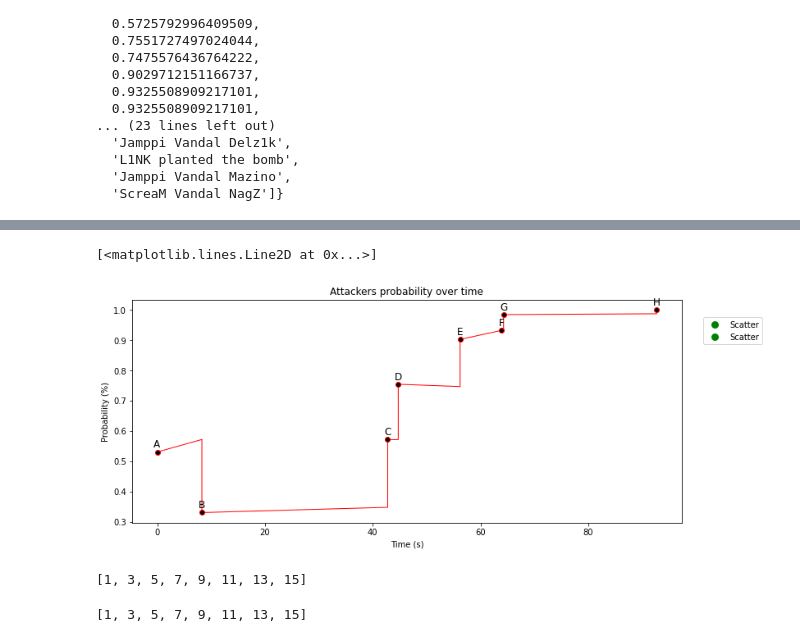
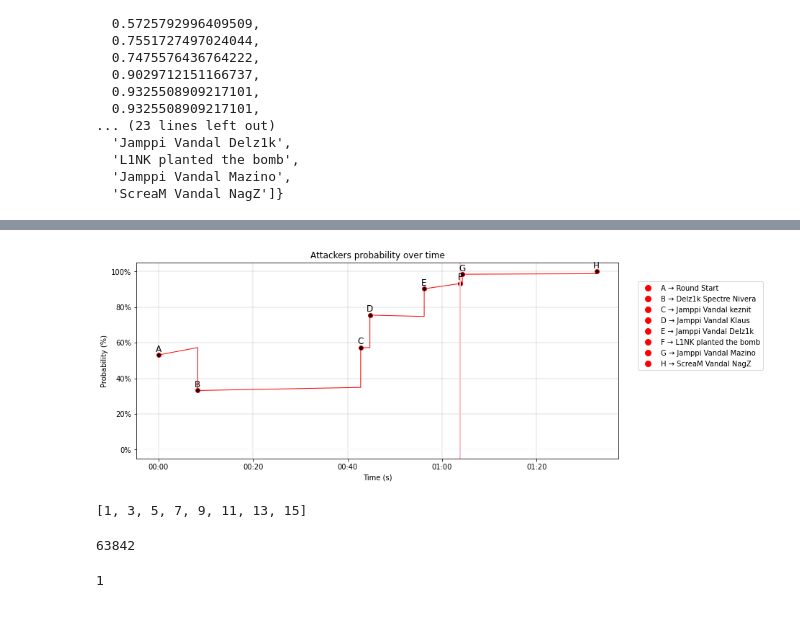
Before and after one commit to mateusb12/valorant_impact, a Jupyter notebook: impact_score/impact_consumer/player_impact_notebook.ipynb, the cells around one changed output, grey strips where cells are left out. Drawn from its saved outputs; the diff is of its cells as text; code cells hidden in the pictures.

Commit message:
Finished the full plot
Former-commit-id: d74eb84197c283e812359529bf5b5f637171ed44

```diff
--- a/impact_score/impact_consumer/player_impact_notebook.ipynb
+++ b/impact_score/impact_consumer/player_impact_notebook.ipynb
@@ -59,32 +61,59 @@ df
 # %%
 plt.figure(figsize=(12, 5))
 plt.title('Attackers probability over time')
 plt.xlabel('Time (s)')
 plt.ylabel('Probability (%)')
 markers_on = list(range(1, len(x_values), 2))
+ax = plt.gca()
 n = list(df["label"])
 
 for i, txt in enumerate(n):
     if txt is None:
         plt.text(x_values[i], y_values[i]+0.007, n[i-1], horizontalalignment='center', verticalalignment='bottom',
                  fontsize=12)
 
-legend_elements = [Line2D([0], [0], marker='o', color='w', label='Scatter', markerfacecolor='g', markersize=10),
-                   Line2D([0], [0], marker='o', color='w', label='Scatter', markerfacecolor='g', markersize=10),]
-plt.legend(handles=legend_elements, loc=(1.04,0.8))
+legend_elements = []
+
+for event in df["kill_feed"]:
+    if event is not None:
+        label_index = chr(65 + len(legend_elements))
+        new_label = f"{label_index} → {event}"
+        new_element = Line2D([0], [0], marker='o', color='w', label=new_label, markerfacecolor='r', markersize=10)
+        legend_elements.append(new_element)
+plt.legend(handles=legend_elements, loc=(1.04,0.45))
+plt.grid(linewidth=0.4)
 
 plt.plot(df["timestamp"], df["probability"], color="red", linewidth=1.0,
          marker='o', markersize=6, markerfacecolor="black", markevery=markers_on)
+
+current_values = plt.gca().get_yticks()
+plt.axhline(y=0, color='white', linestyle='-')
+
+bomb_query = df[df['kill_feed'].str.contains("bomb")==True]
+if len(bomb_query) == 1:
+    bomb_stamp = bomb_query["timestamp"].to_list()[0]
+    plt.axvline(x=bomb_stamp, color='pink', linestyle='-', linewidth=2.0)
+
+formatter = ticker.FuncFormatter(lambda ms, x: time.strftime('%M:%S', time.gmtime(ms // 1000)))
+ax.xaxis.set_major_formatter(formatter)
+ax.yaxis.set_major_formatter(ticker.PercentFormatter(xmax=1))
+plt.show()
 # %% [output]
-[<matplotlib.lines.Line2D at 0x...>]
-[figure, old version]
+[figure, new version]
 # %%
 # Create odd numbers until 16
 odd_numbers = list(range(1, len(x_values), 2))
 odd_numbers
 # %% [output]
 [1, 3, 5, 7, 9, 11, 13, 15]
-# %%
-markers_on
-# %% [output]
-[1, 3, 5, 7, 9, 11, 13, 15]
+# %%
+#df_row = df.loc[df["kill_feed"].str.contains("bomb")]
+df_row = df[df['kill_feed'].str.contains("bomb")==True]["timestamp"].to_list()[0]
+df_row
+# %% [output]
+63842
+# %%
+bomb_query = df[df['kill_feed'].str.contains("bomb")==True]
+len(bomb_query)
+# %% [output]
+1
```
Also changed, not shown: parts of 2 cells of this notebook, 1 other file.
